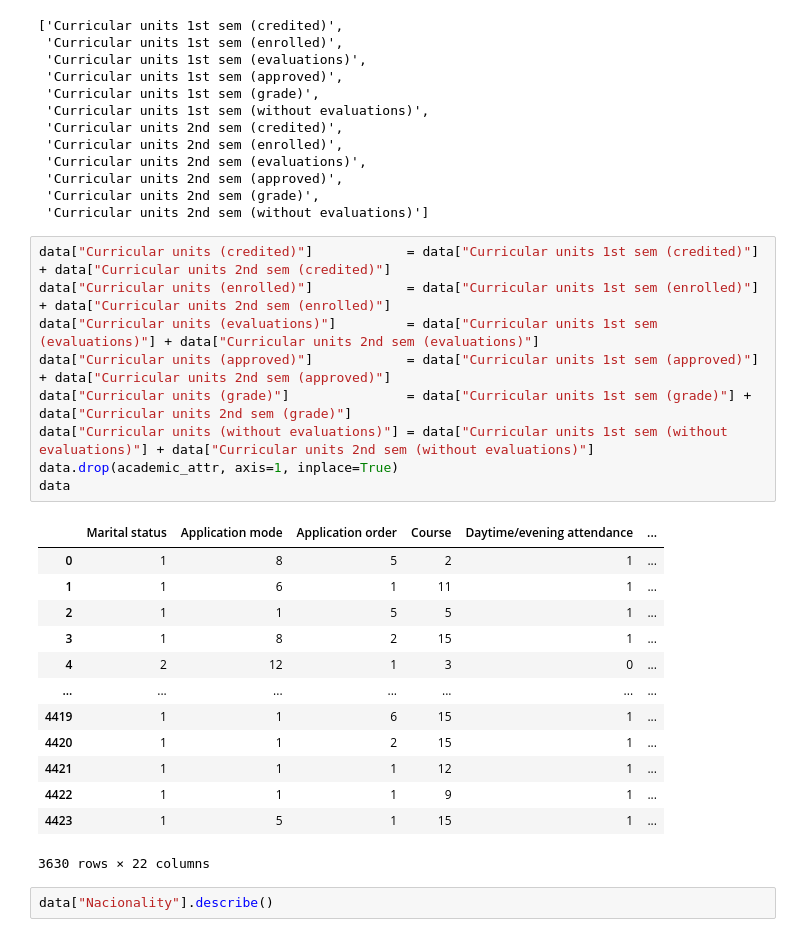
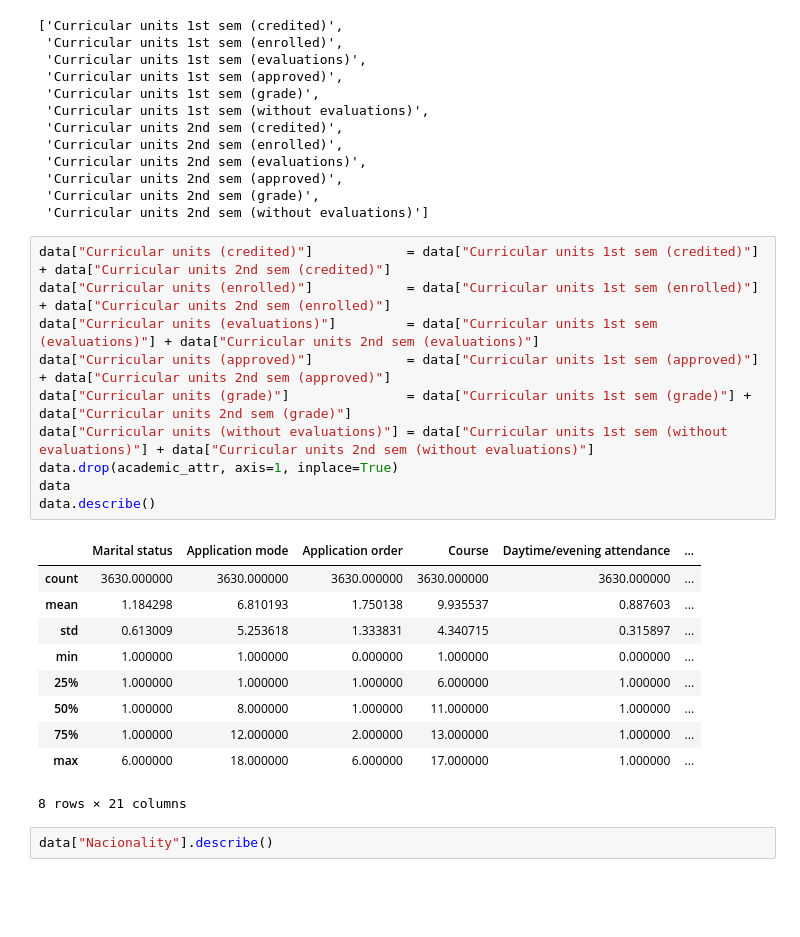
Before and after one commit to drodrigues01/Lab-One-Exploring-Table-Data, a Jupyter notebook: Lab One: Exploring Table Data.ipynb, the cells around one changed output. Cells and saved outputs as stored; diff of their text form; blank space fills up the shorter version.

```diff
--- a/Lab One: Exploring Table Data.ipynb
+++ b/Lab One: Exploring Table Data.ipynb
@@ -125,26 +125,24 @@ academic_attr
 # %%
 data["Curricular units (credited)"]            = data["Curricular units 1st sem (credited)"] + data["Curricular units 2nd sem (credited)"]
 data["Curricular units (enrolled)"]            = data["Curricular units 1st sem (enrolled)"] + data["Curricular units 2nd sem (enrolled)"]
 data["Curricular units (evaluations)"]         = data["Curricular units 1st sem (evaluations)"] + data["Curricular units 2nd sem (evaluations)"]
 data["Curricular units (approved)"]            = data["Curricular units 1st sem (approved)"] + data["Curricular units 2nd sem (approved)"]
 data["Curricular units (grade)"]               = data["Curricular units 1st sem (grade)"] + data["Curricular units 2nd sem (grade)"]
 data["Curricular units (without evaluations)"] = data["Curricular units 1st sem (without evaluations)"] + data["Curricular units 2nd sem (without evaluations)"]
 data.drop(academic_attr, axis=1, inplace=True)
 data
+data.describe()
 # %% [output]
 |  | Marital status | Application mode | Application order | Course | Daytime/evening attendance | ... |
-| 0 | 1 | 8 | 5 | 2 | 1 | ... |
-| 1 | 1 | 6 | 1 | 11 | 1 | ... |
-| 2 | 1 | 1 | 5 | 5 | 1 | ... |
-| 3 | 1 | 8 | 2 | 15 | 1 | ... |
-| 4 | 2 | 12 | 1 | 3 | 0 | ... |
-| ... | ... | ... | ... | ... | ... | ... |
-| 4419 | 1 | 1 | 6 | 15 | 1 | ... |
-| 4420 | 1 | 1 | 2 | 15 | 1 | ... |
-| 4421 | 1 | 1 | 1 | 12 | 1 | ... |
-| 4422 | 1 | 1 | 1 | 9 | 1 | ... |
-| 4423 | 1 | 5 | 1 | 15 | 1 | ... |
+| count | 3630.000000 | 3630.000000 | 3630.000000 | 3630.000000 | 3630.000000 | ... |
+| mean | 1.184298 | 6.810193 | 1.750138 | 9.935537 | 0.887603 | ... |
+| std | 0.613009 | 5.253618 | 1.333831 | 4.340715 | 0.315897 | ... |
+| min | 1.000000 | 1.000000 | 0.000000 | 1.000000 | 0.000000 | ... |
+| 25% | 1.000000 | 1.000000 | 1.000000 | 6.000000 | 1.000000 | ... |
+| 50% | 1.000000 | 8.000000 | 1.000000 | 11.000000 | 1.000000 | ... |
+| 75% | 1.000000 | 12.000000 | 2.000000 | 13.000000 | 1.000000 | ... |
+| max | 6.000000 | 18.000000 | 6.000000 | 17.000000 | 1.000000 | ... |
-3630 rows × 22 columns
+8 rows × 21 columns
 # %%
 data["Nacionality"].describe()
 # %% [output]
```
Also changed, not shown: parts of 5 cells of this notebook, 1 other file.
